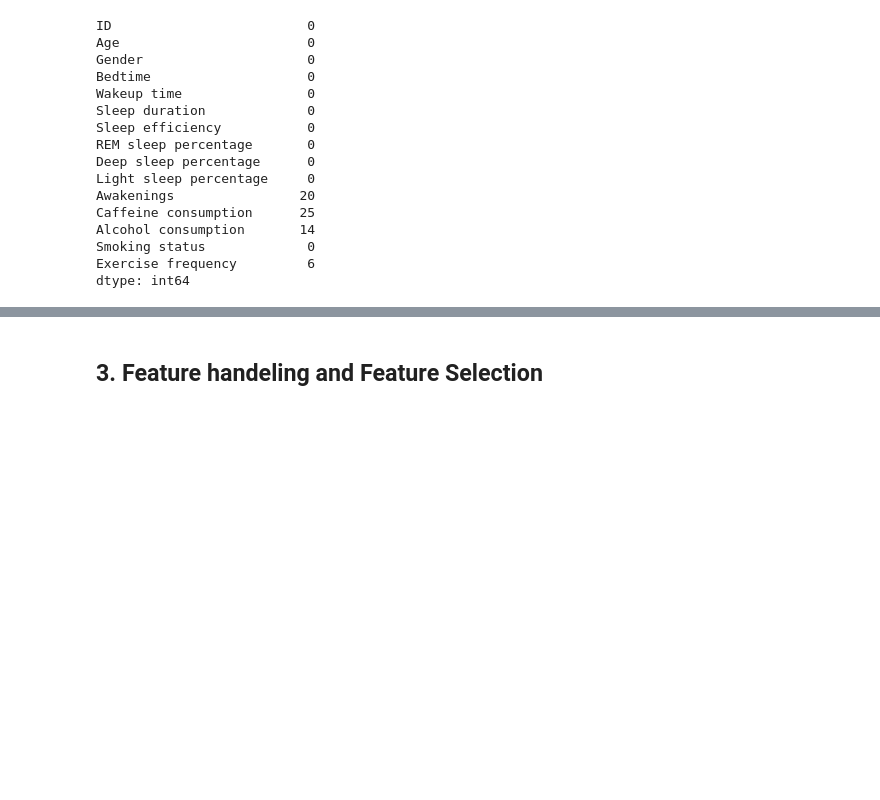
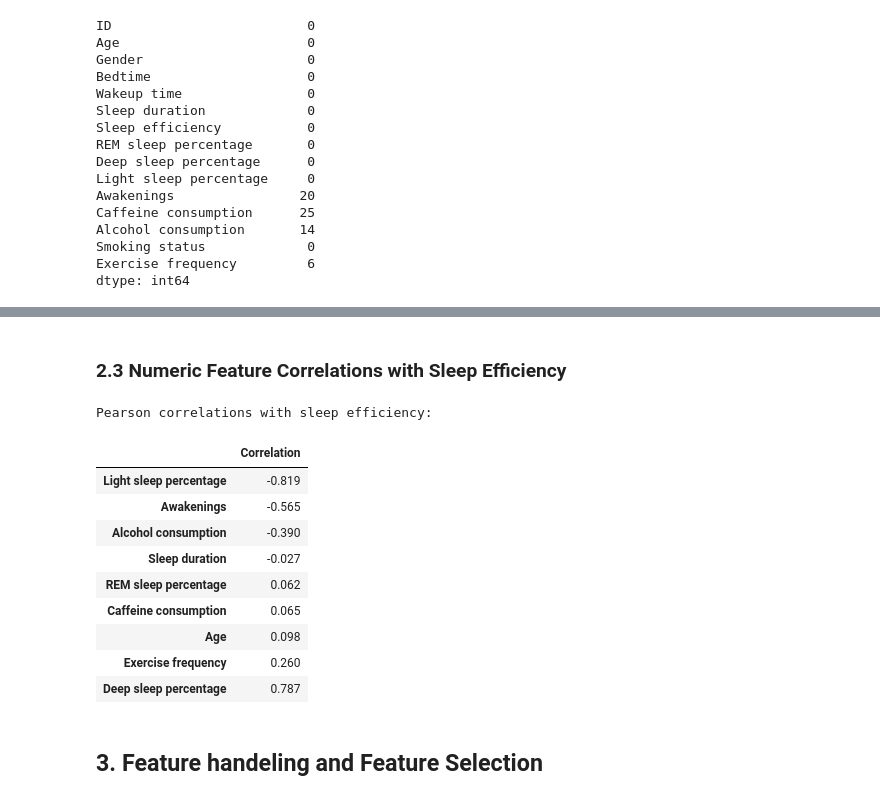
Before and after one commit to DadhaniyaAryan/sleep-efficiency-regression, a Jupyter notebook: main.ipynb, the cells around one changed output, grey strips where cells are left out. Cells and saved outputs as stored; diff of their text form; code cells hidden in the pictures; blank space fills up the shorter version.

```diff
--- a/main.ipynb
+++ b/main.ipynb
@@ -103,3 +122,26 @@ dtype: int64
+# %% [markdown]
+### 2.3 Numeric Feature Correlations with Sleep Efficiency
+# %%
+numeric_eda = df.select_dtypes(include=np.number).drop(columns=["ID"], errors="ignore")
+efficiency_correlations = (
+    numeric_eda.corr()[target_column]
+    .drop(target_column)
+    .sort_values()
+)
+print("Pearson correlations with sleep efficiency:")
+display(efficiency_correlations.to_frame(name="Correlation").round(3))
+# %% [output]
+Pearson correlations with sleep efficiency:
+|  | Correlation |
+| Light sleep percentage | -0.819 |
+| Awakenings | -0.565 |
+| Alcohol consumption | -0.390 |
+| Sleep duration | -0.027 |
+| REM sleep percentage | 0.062 |
+| Caffeine consumption | 0.065 |
+| Age | 0.098 |
+| Exercise frequency | 0.260 |
+| Deep sleep percentage | 0.787 |
 # %% [markdown]
 ## 3. Feature handeling and Feature Selection
 # %% [markdown]
```
Also changed, not shown: parts of 5 cells of this notebook, 1 other file.
